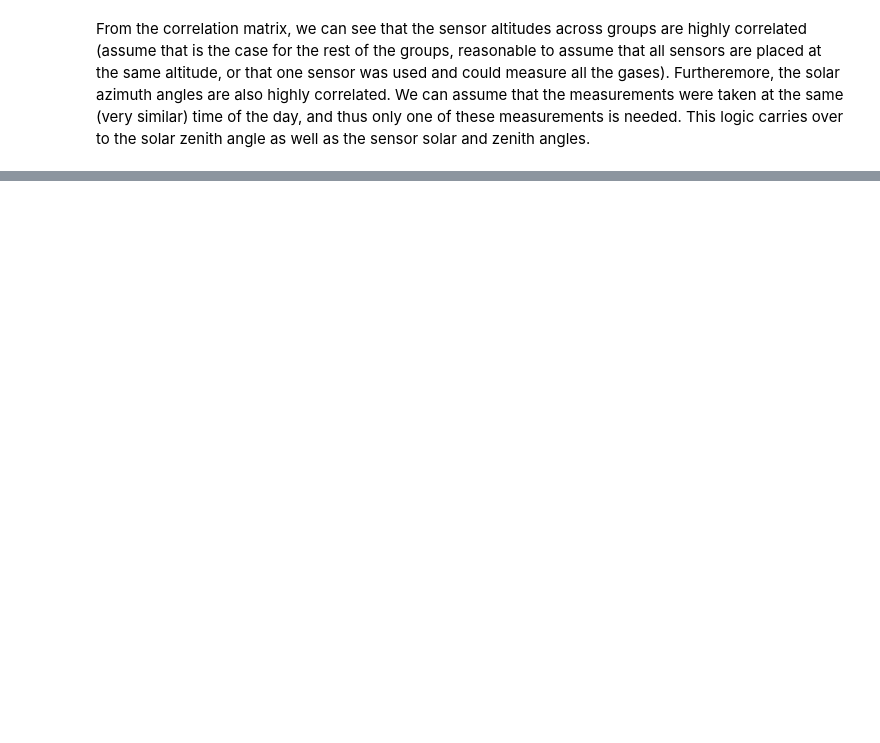
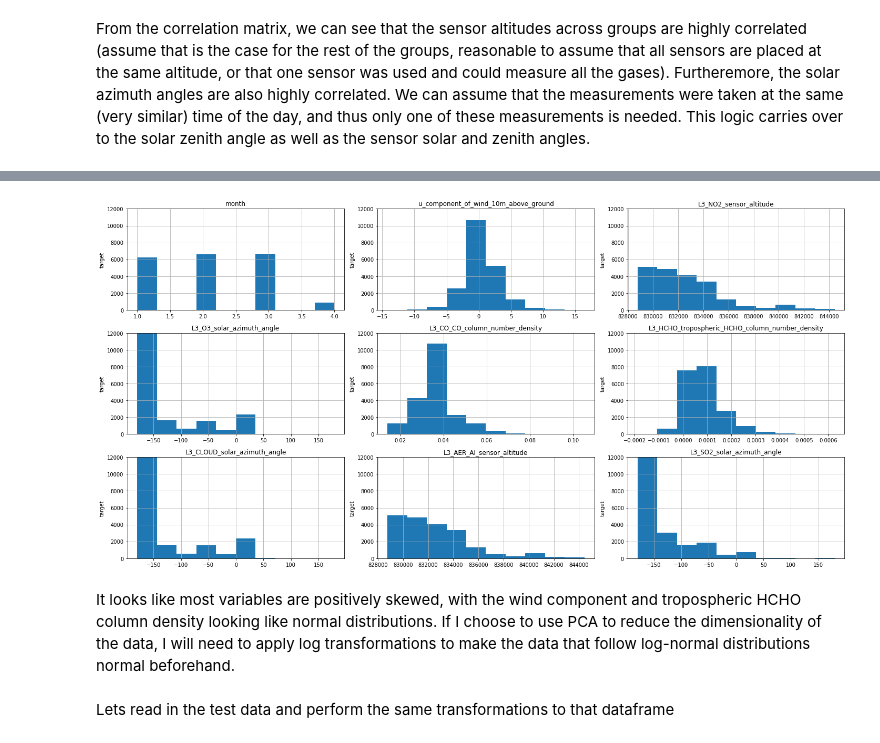
Before and after one commit to ryanwonghc/Urban-Air-Pollution-Challenge, a Jupyter notebook: Exploratory Data Analysis.ipynb, the cells around one changed output, grey strips where cells are left out. Cells and saved outputs as stored; diff of their text form; code cells hidden in the pictures; blank space fills up the shorter version.

```diff
--- a/Exploratory Data Analysis.ipynb
+++ b/Exploratory Data Analysis.ipynb
@@ -317,0 +539,24 @@ df.describe()
+# %%
+# Define function to draw histograms
+def draw_histograms(df, variables, n_rows, n_cols):
+    fig=plt.figure(figsize=(20,10))
+    for i, variable in enumerate(variables):
+        ax=fig.add_subplot(n_rows,n_cols,i+1)
+        df[variable].hist(ax=ax)
+        ax.set_title(variable)
+        plt.ylabel('target')
+        x1,x2,y1,y2 = plt.axis()
+        plt.axis((x1,x2,0,12000))
+    fig.tight_layout()
+    plt.show()
+# %%
+predictors = best_predictors.copy()
+predictors.remove('target')
+# %%
+draw_histograms(df, df[predictors], 3, 3) # 8 variables, so 3 rows x 3 columns
+# %% [output]
+[figure, added]
+# %% [markdown]
+It looks like most variables are positively skewed, with the wind component and tropospheric HCHO column density looking like normal distributions. If I choose to use PCA to reduce the dimensionality of the data, I will need to apply log transformations to make the data that follow log-normal distributions normal beforehand.
+# %% [markdown]
+Lets read in the test data and perform the same transformations to that dataframe
```
Also changed, not shown: parts of 65 cells of this notebook, 21 other files.
